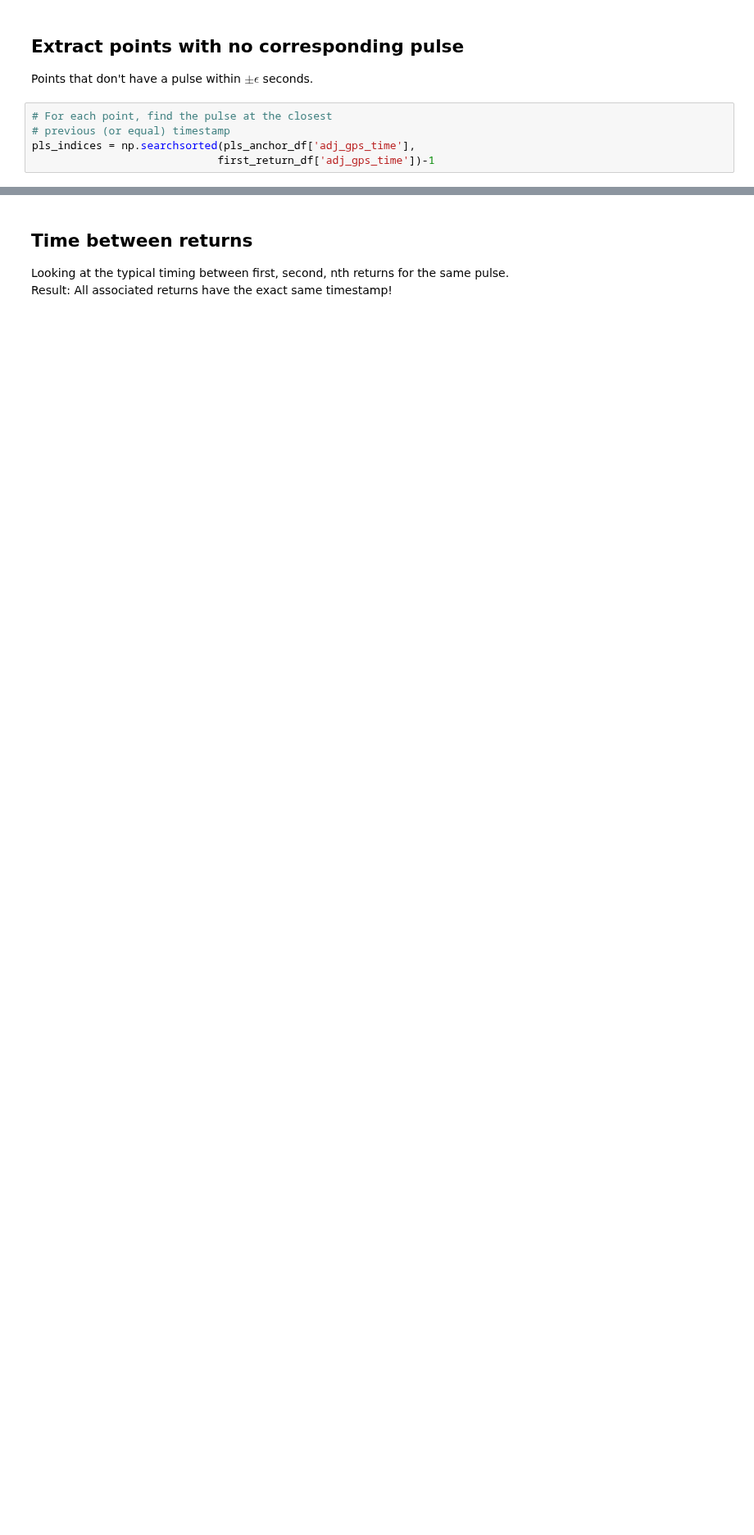
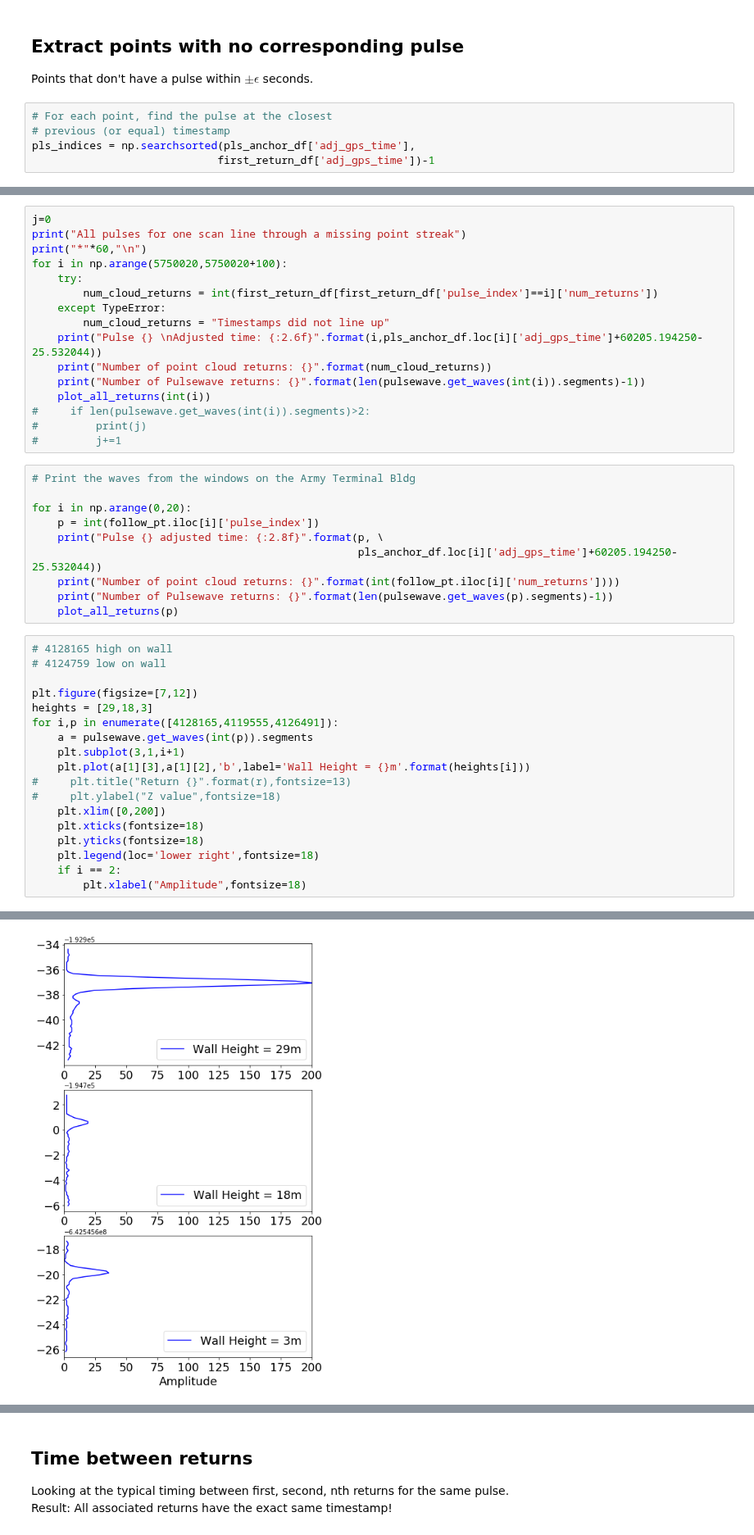
Before and after one commit to mihamerstan/lidar_metrics, a Jupyter notebook: notebooks/comparing_las_pls.ipynb, the cells around one changed output, grey strips where cells are left out. Shown at 82% size. Saved outputs shown, nothing was run; the diff lists cells and outputs as text; blank space fills up the shorter version.

```diff
--- a/notebooks/comparing_las_pls.ipynb
+++ b/notebooks/comparing_las_pls.ipynb
@@ -127,0 +291,45 @@ print("Fraction of points without a corresponding pulse: {:2.4f}".format(sum(pls
+# %%
+j=0
+print("All pulses for one scan line through a missing point streak")
+print("*"*60,"\n")
+for i in np.arange(5750020,5750020+100):
+    try:
+        num_cloud_returns = int(first_return_df[first_return_df['pulse_index']==i]['num_returns'])
+    except TypeError:
+        num_cloud_returns = "Timestamps did not line up"
+    print("Pulse {} \nAdjusted time: {:2.6f}".format(i,pls_anchor_df.loc[i]['adj_gps_time']+60205.194250-25.532044))
+    print("Number of point cloud returns: {}".format(num_cloud_returns))
+    print("Number of Pulsewave returns: {}".format(len(pulsewave.get_waves(int(i)).segments)-1))
+    plot_all_returns(int(i))
+#     if len(pulsewave.get_waves(int(i)).segments)>2:
+#         print(j)
+#         j+=1
+# %%
+# Print the waves from the windows on the Army Terminal Bldg
+
+for i in np.arange(0,20):
+    p = int(follow_pt.iloc[i]['pulse_index'])
+    print("Pulse {} adjusted time: {:2.8f}".format(p, \
+                                                   pls_anchor_df.loc[i]['adj_gps_time']+60205.194250-25.532044))
+    print("Number of point cloud returns: {}".format(int(follow_pt.iloc[i]['num_returns'])))
+    print("Number of Pulsewave returns: {}".format(len(pulsewave.get_waves(p).segments)-1))
+    plot_all_returns(p)
+# %%
+# 4128165 high on wall
+# 4124759 low on wall
+
+plt.figure(figsize=[7,12])
+heights = [29,18,3]
+for i,p in enumerate([4128165,4119555,4126491]):
+    a = pulsewave.get_waves(int(p)).segments
+    plt.subplot(3,1,i+1)
+    plt.plot(a[1][3],a[1][2],'b',label='Wall Height = {}m'.format(heights[i]))
+#     plt.title("Return {}".format(r),fontsize=13)
+#     plt.ylabel("Z value",fontsize=18)
+    plt.xlim([0,200])
+    plt.xticks(fontsize=18)
+    plt.yticks(fontsize=18)
+    plt.legend(loc='lower right',fontsize=18)
+    if i == 2:
+        plt.xlabel("Amplitude",fontsize=18)
+# %% [output]
@@ -127,0 +353 @@ print("Fraction of points without a corresponding pulse: {:2.4f}".format(sum(pls
+[figure, added]
```
Also changed, not shown: parts of 32 cells of this notebook, 3 other files.
